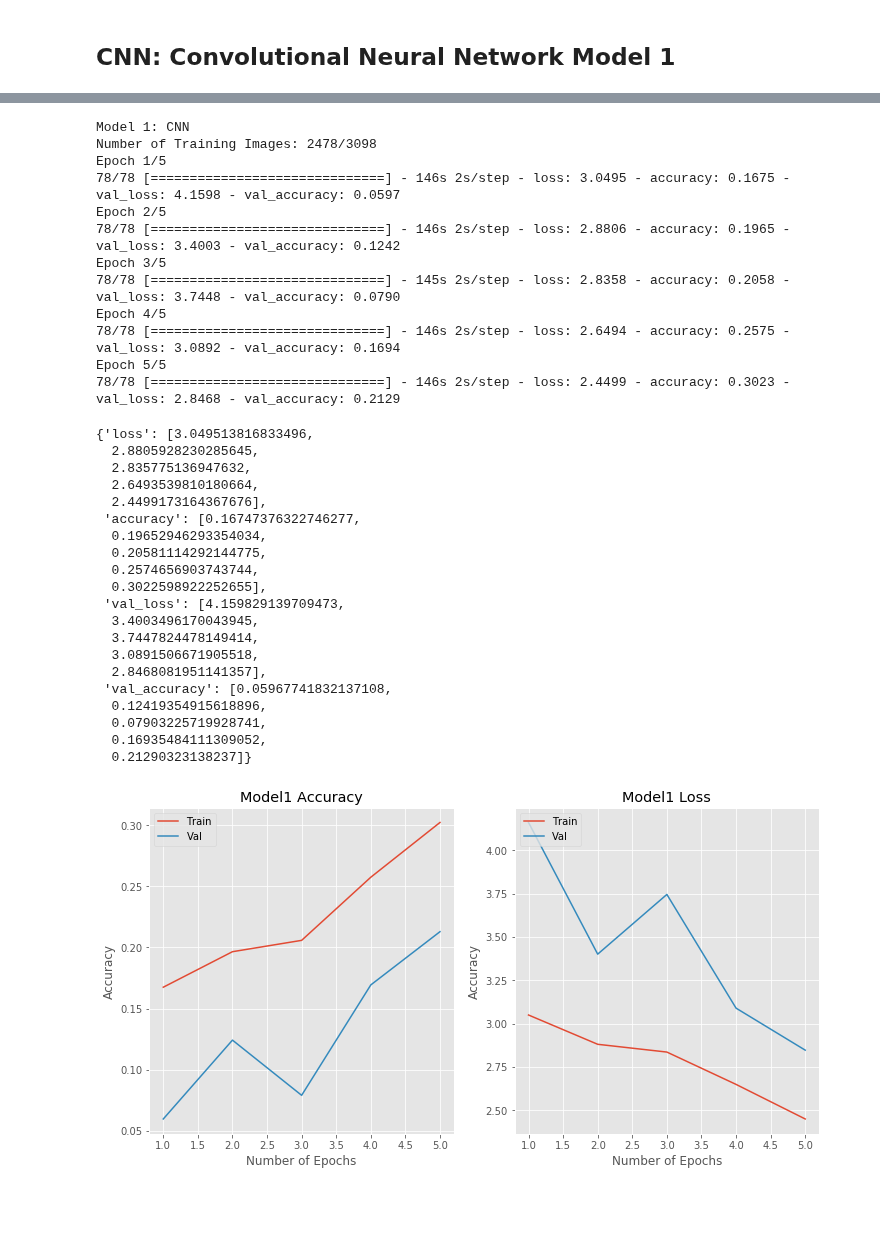
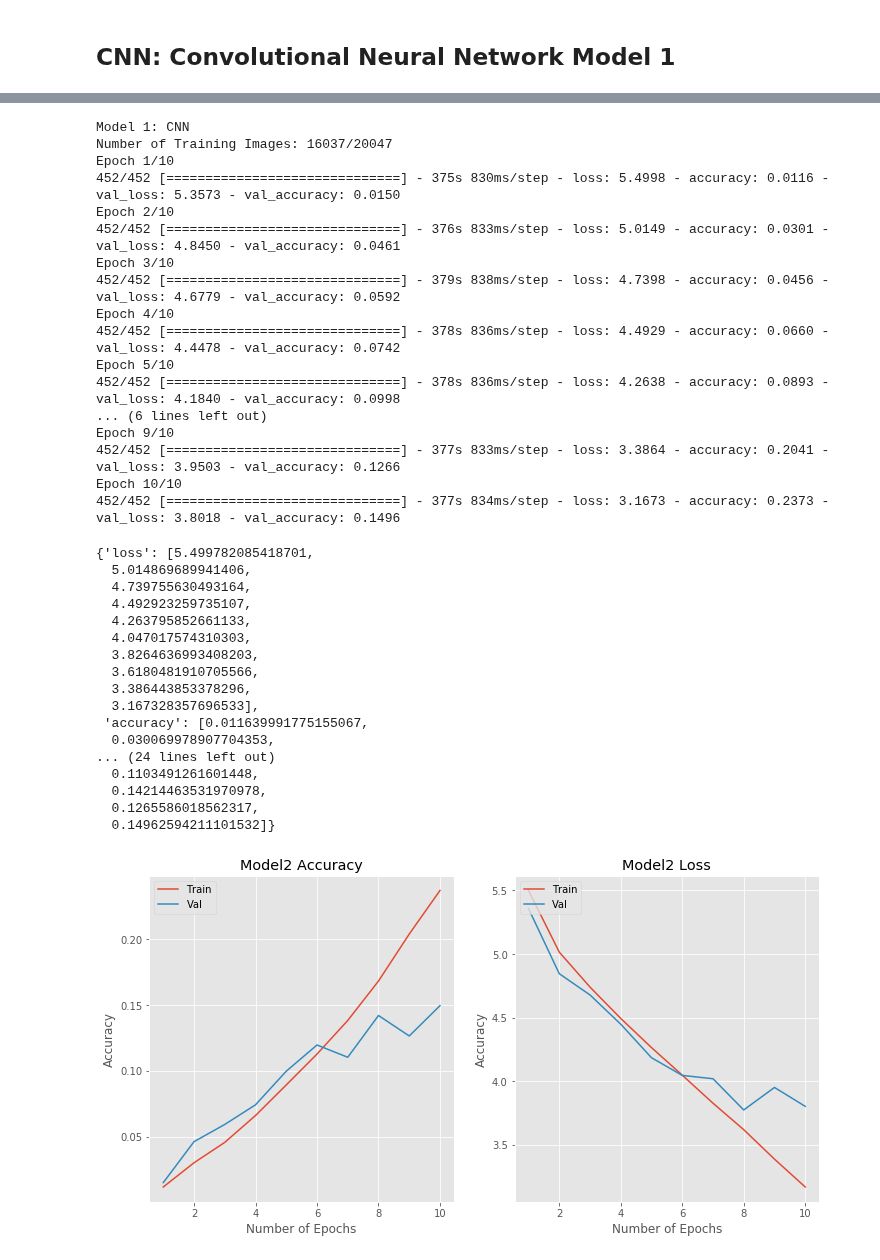
Before and after one commit to cwong690/Birdex, a Jupyter notebook: image_prep.ipynb, the cells around one changed output, grey strips where cells are left out. Drawn from its saved outputs; the diff is of its cells as text; code cells hidden in the pictures; blank space fills up the shorter version.

```diff
--- a/image_prep.ipynb
+++ b/image_prep.ipynb
@@ -592,65 +637,67 @@ tensorboard_callback = TensorBoard(log_dir=log_dir, histogram_freq=1)
 # %%
 print('Model 1: CNN')
 print(f'Number of Training Images: {X_train.shape[0]}/{X_train.shape[0] + X_test.shape[0]}')
-history1 = model1.fit(X_train, y_train, epochs=5, validation_split=0.1, callbacks=[tensorboard_callback])
+history1 = model1.fit(X_train, y_train, batch_size = 100, epochs=10, validation_split=0.1, callbacks=[tensorboard_callback])
 # %% [output]
 Model 1: CNN
-Number of Training Images: 2478/3098
-Epoch 1/5
-78/78 [==============================] - 146s 2s/step - loss: 3.0495 - accuracy: 0.1675 - val_loss: 4.1598 - val_accuracy: 0.0597
-Epoch 2/5
-78/78 [==============================] - 146s 2s/step - loss: 2.8806 - accuracy: 0.1965 - val_loss: 3.4003 - val_accuracy: 0.1242
-Epoch 3/5
-78/78 [==============================] - 145s 2s/step - loss: 2.8358 - accuracy: 0.2058 - val_loss: 3.7448 - val_accuracy: 0.0790
-Epoch 4/5
-78/78 [==============================] - 146s 2s/step - loss: 2.6494 - accuracy: 0.2575 - val_loss: 3.0892 - val_accuracy: 0.1694
-Epoch 5/5
-78/78 [==============================] - 146s 2s/step - loss: 2.4499 - accuracy: 0.3023 - val_loss: 2.8468 - val_accuracy: 0.2129
+Number of Training Images: 16037/20047
+Epoch 1/10
+452/452 [==============================] - 375s 830ms/step - loss: 5.4998 - accuracy: 0.0116 - val_loss: 5.3573 - val_accuracy: 0.0150
+Epoch 2/10
+452/452 [==============================] - 376s 833ms/step - loss: 5.0149 - accuracy: 0.0301 - val_loss: 4.8450 - val_accuracy: 0.0461
+Epoch 3/10
+452/452 [==============================] - 379s 838ms/step - loss: 4.7398 - accuracy: 0.0456 - val_loss: 4.6779 - val_accuracy: 0.0592
+Epoch 4/10
+452/452 [==============================] - 378s 836ms/step - loss: 4.4929 - accuracy: 0.0660 - val_loss: 4.4478 - val_accuracy: 0.0742
+Epoch 5/10
+452/452 [==============================] - 378s 836ms/step - loss: 4.2638 - accuracy: 0.0893 - val_loss: 4.1840 - val_accuracy: 0.0998
+... (6 lines left out)
+Epoch 9/10
+452/452 [==============================] - 377s 833ms/step - loss: 3.3864 - accuracy: 0.2041 - val_loss: 3.9503 - val_accuracy: 0.1266
+Epoch 10/10
+452/452 [==============================] - 377s 834ms/step - loss: 3.1673 - accuracy: 0.2373 - val_loss: 3.8018 - val_accuracy: 0.1496
 # %%
 history1.history
 # %% [output]
-{'loss': [3.049513816833496,
-  2.8805928230285645,
-  2.835775136947632,
-  2.6493539810180664,
-  2.4499173164367676],
- 'accuracy': [0.16747376322746277,
-  0.19652946293354034,
-  0.20581114292144775,
-  0.2574656903743744,
-  0.3022598922252655],
- 'val_loss': [4.159829139709473,
-  3.4003496170043945,
-  3.7447824478149414,
-  3.0891506671905518,
-  2.8468081951141357],
- 'val_accuracy': [0.05967741832137108,
-  0.12419354915618896,
-  0.07903225719928741,
-  0.16935484111309052,
-  0.21290323138237]}
+{'loss': [5.499782085418701,
+  5.014869689941406,
+  4.739755630493164,
+  4.492923259735107,
+  4.263795852661133,
+  4.047017574310303,
+  3.8264636993408203,
+  3.6180481910705566,
+  3.386443853378296,
+  3.167328357696533],
+ 'accuracy': [0.011639991775155067,
+  0.030069978907704353,
+... (24 lines left out)
+  0.1103491261601448,
+  0.14214463531970978,
+  0.1265586018562317,
+  0.14962594211101532]}
 # %%
 fig, axes = plt.subplots(1,2,figsize=(12,6))
 
-epoch_range = range(1, 6)
+epoch_range = range(1, 11)
 
 axes[0].plot(epoch_range, history1.history['accuracy'])
 axes[0].plot(epoch_range, history1.history['val_accuracy'])
 axes[0].set_ylabel('Accuracy')
 axes[0].set_xlabel('Number of Epochs')
 axes[0].legend(['Train', 'Val'], loc='upper left')
-axes[0].set_title('Model1 Accuracy')
+axes[0].set_title('Model2 Accuracy')
 
 axes[1].plot(epoch_range, history1.history['loss'])
 axes[1].plot(epoch_range, history1.history['val_loss'])
 axes[1].set_ylabel('Accuracy')
 axes[1].set_xlabel('Number of Epochs')
 axes[1].legend(['Train', 'Val'], loc='upper left')
-axes[1].set_title('Model1 Loss')
+axes[1].set_title('Model2 Loss')
 
-plt.savefig('graphs/model1_acc_loss_3k.png')
+plt.savefig('graphs/model2_acc_loss.png')
 # %% [output]
-[figure, old version]
+[figure, new version]
 # %%
 # %load_ext tensorboard
 
```
Also changed, not shown: parts of 27 cells of this notebook, 3 other files.
